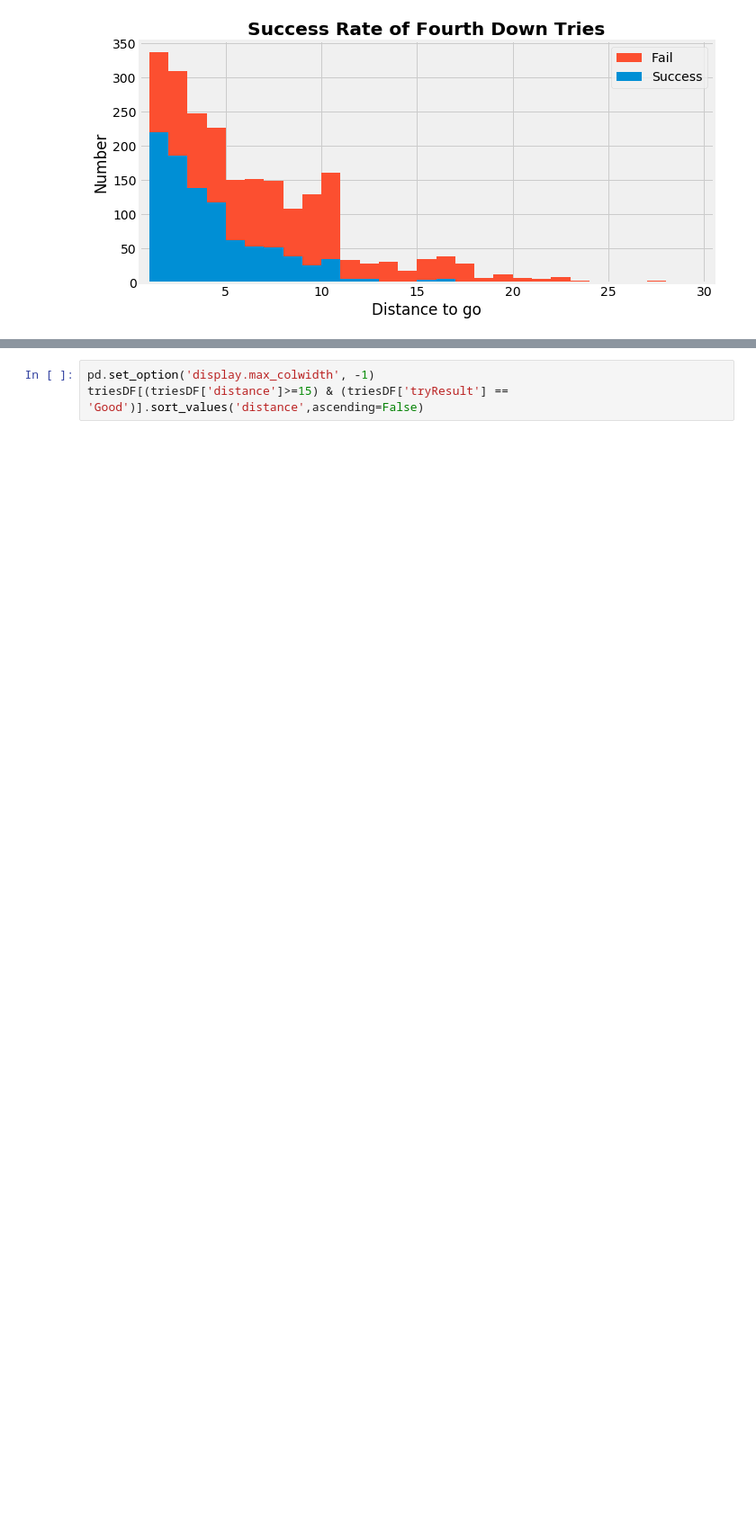
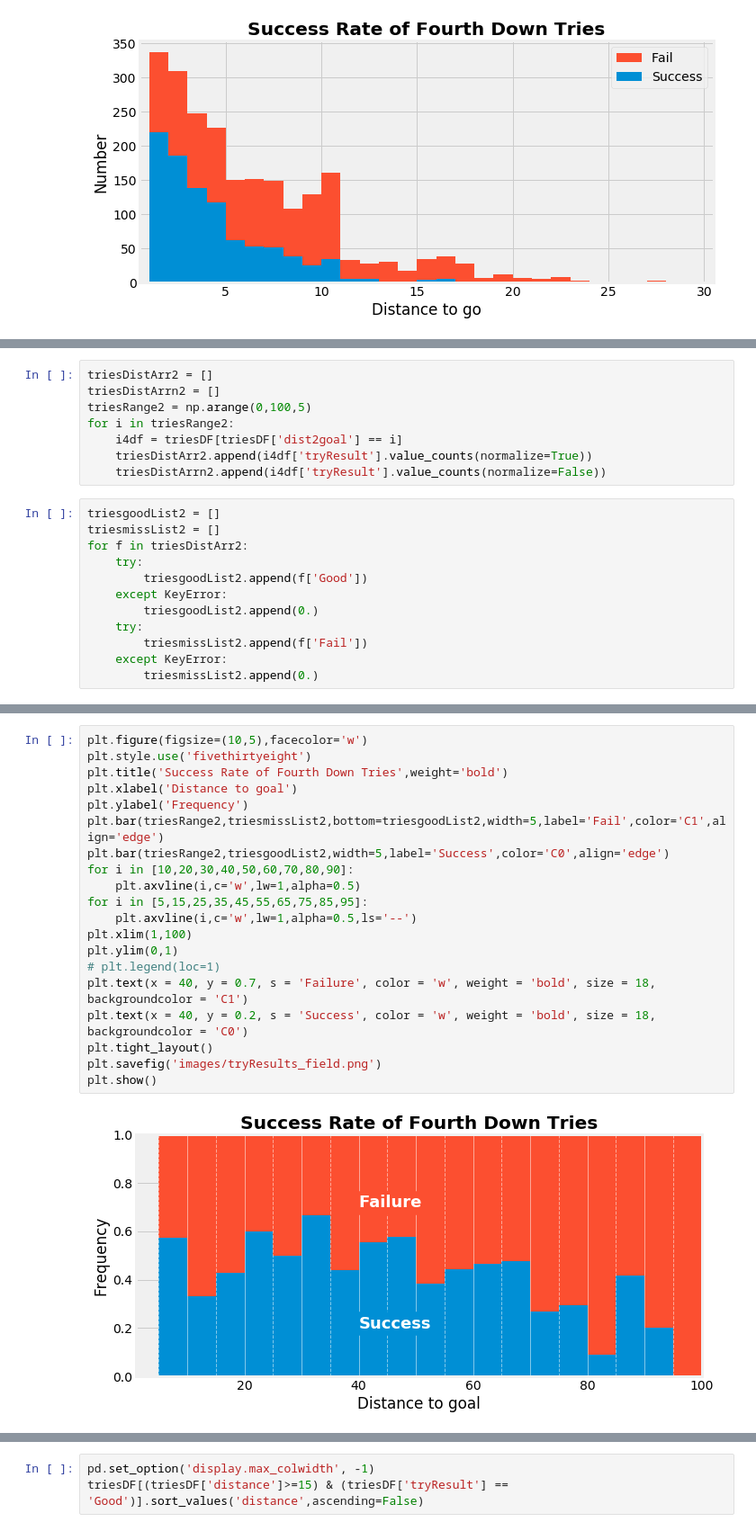
Before and after one commit to SimFootballDev/surrender_punt, a Jupyter notebook: surrender.ipynb, the cells around one changed output, grey strips where cells are left out. Shown at 90% size. Drawn from its saved outputs; the diff is of its cells as text; blank space fills up the shorter version.

Commit message:
images

```diff
--- a/surrender.ipynb
+++ b/surrender.ipynb
@@ -812,0 +827,20 @@ plt.show()
+# %%
+triesDistArr2 = []
+triesDistArrn2 = []
+triesRange2 = np.arange(0,100,5)
+for i in triesRange2:
+    i4df = triesDF[triesDF['dist2goal'] == i]
+    triesDistArr2.append(i4df['tryResult'].value_counts(normalize=True))
+    triesDistArrn2.append(i4df['tryResult'].value_counts(normalize=False))
+# %%
+triesgoodList2 = []
+triesmissList2 = []
+for f in triesDistArr2:
+    try:
+        triesgoodList2.append(f['Good'])
+    except KeyError:
+        triesgoodList2.append(0.)
+    try:
+        triesmissList2.append(f['Fail'])
+    except KeyError:
+        triesmissList2.append(0.)
@@ -812,0 +859,22 @@ plt.show()
+# %%
+plt.figure(figsize=(10,5),facecolor='w')
+plt.style.use('fivethirtyeight')
+plt.title('Success Rate of Fourth Down Tries',weight='bold')
+plt.xlabel('Distance to goal')
+plt.ylabel('Frequency')
+plt.bar(triesRange2,triesmissList2,bottom=triesgoodList2,width=5,label='Fail',color='C1',align='edge')
+plt.bar(triesRange2,triesgoodList2,width=5,label='Success',color='C0',align='edge')
+for i in [10,20,30,40,50,60,70,80,90]:
+    plt.axvline(i,c='w',lw=1,alpha=0.5)
+for i in [5,15,25,35,45,55,65,75,85,95]:
+    plt.axvline(i,c='w',lw=1,alpha=0.5,ls='--')
+plt.xlim(1,100)
+plt.ylim(0,1)
+# plt.legend(loc=1)
+plt.text(x = 40, y = 0.7, s = 'Failure', color = 'w', weight = 'bold', size = 18, backgroundcolor = 'C1')
+plt.text(x = 40, y = 0.2, s = 'Success', color = 'w', weight = 'bold', size = 18, backgroundcolor = 'C0')
+plt.tight_layout()
+plt.savefig('images/tryResults_field.png')
+plt.show()
+# %% [output]
+[figure, added]
```
Also changed, not shown: parts of 9 cells of this notebook, 6 other files.
